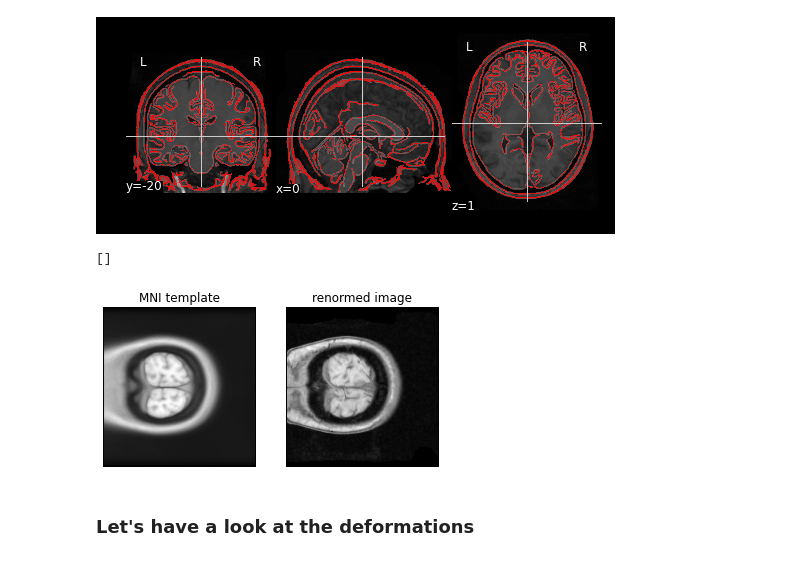
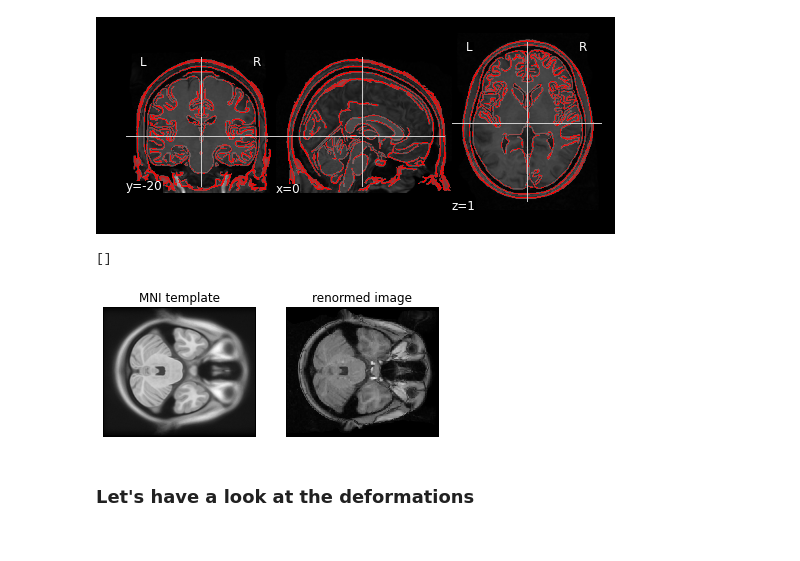
Before and after one commit to practical-neuroimaging/pna-notebooks, a Jupyter notebook: ANTS_normalization.ipynb, the cells around one changed output. Saved outputs shown, nothing was run; the diff lists cells and outputs as text; code cells hidden in the pictures.

```diff
--- a/ANTS_normalization.ipynb
+++ b/ANTS_normalization.ipynb
@@ -359,19 +359,22 @@ slicer.edge_map(mni_img.get_data(), mni_img.get_affine())
 # %%
 #
 fig, (ax1, ax2) = plt.subplots(1,2)
 
-ax1.imshow(mni_img.get_data()[:, 40, :], cmap="gray")
+xyz = (slice(None),40,slice(None))
+xyz = (slice(None),slice(None),40)
+
+ax1.imshow(mni_img.get_data()[xyz], cmap="gray")
 ax1.set_title("MNI template")
 ax1.get_xaxis().set_ticks([])
 ax1.get_yaxis().set_ticks([])
 
-ax2.imshow(renormed_img.get_data()[:, 40, :], cmap="gray")
+ax2.imshow(renormed_img.get_data()[xyz], cmap="gray", interpolation='nearest')
 ax2.set_title("renormed image")
 ax2.get_xaxis().set_ticks([])
 ax2.get_yaxis().set_ticks([])
 # %% [output]
 []
-[figure, old version]
+[figure, new version]
 # %% [markdown]
 ### Let's have a look at the deformations
 # %%
```
Also changed, not shown: parts of 2 cells of this notebook.
